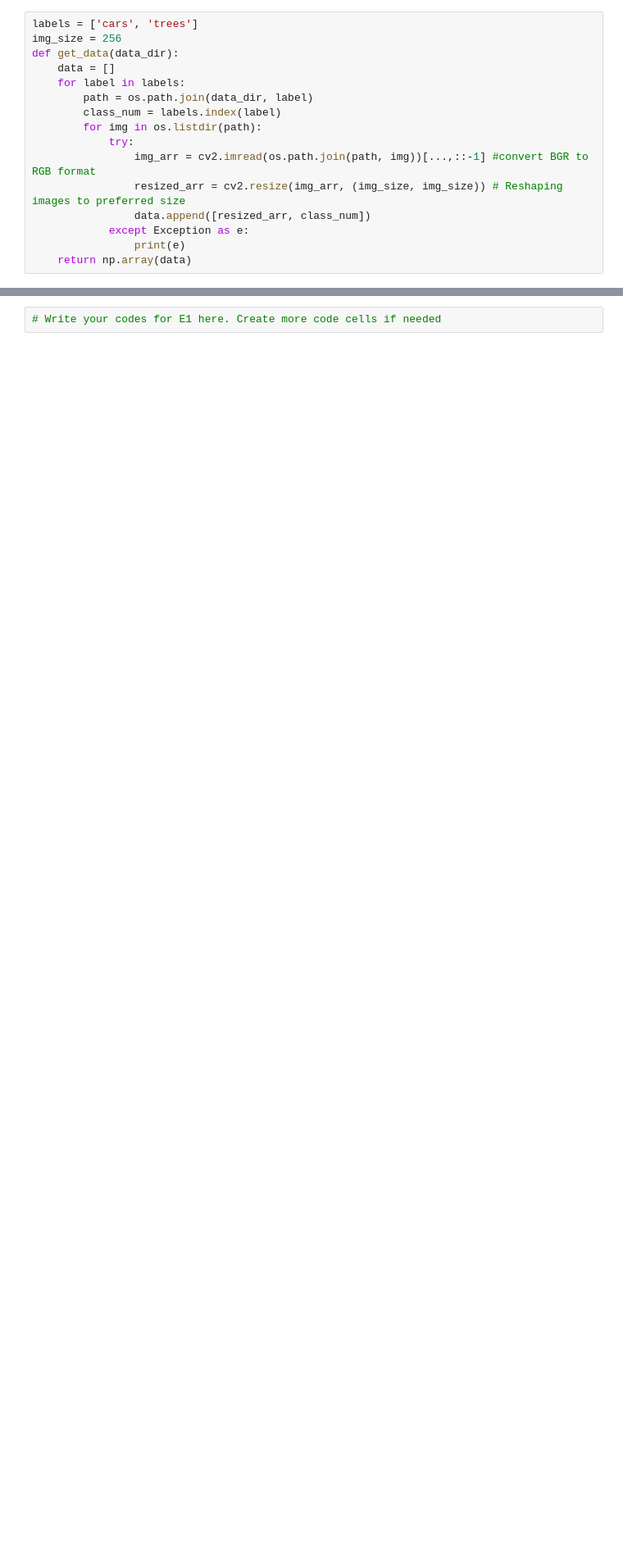
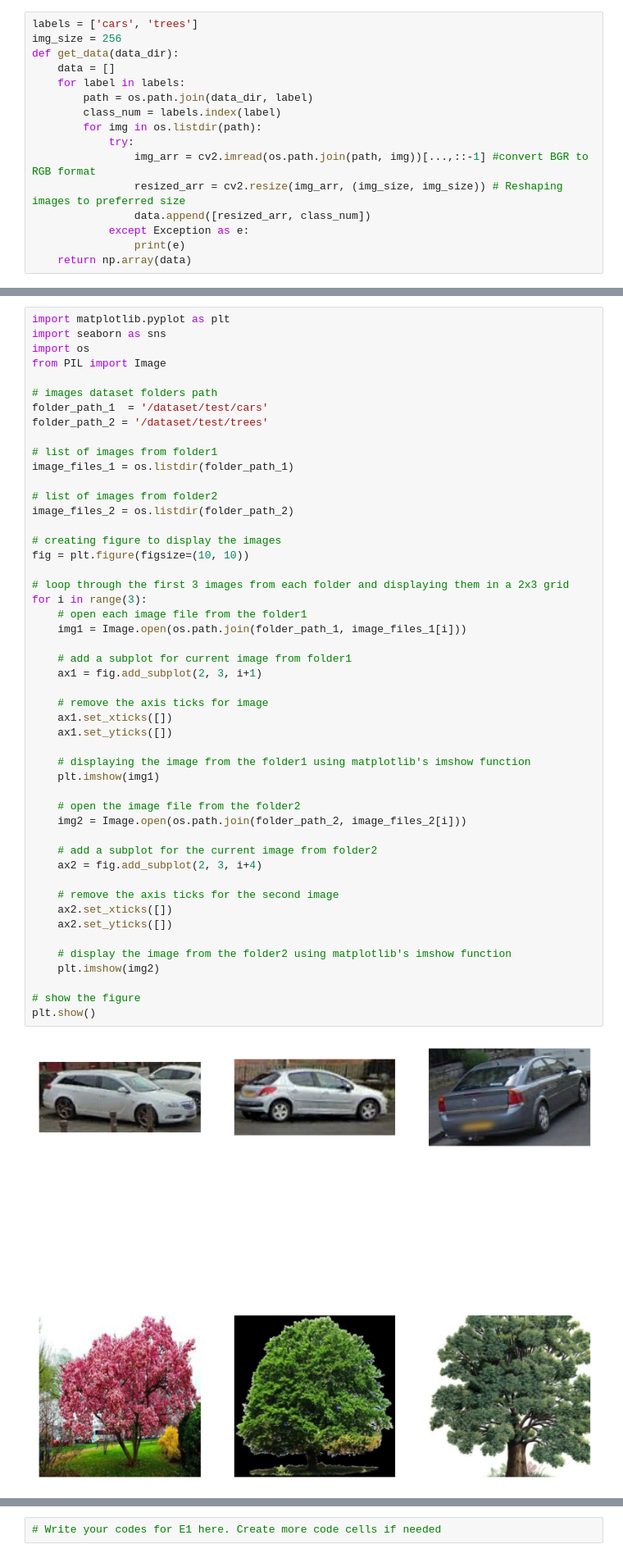
Before and after one commit to moazsarwar908/ITNPAI1__Car_and_Tree_Classification, a Jupyter notebook: AssignmentFile( AI1_Spring_2023 ).ipynb, the cells around one changed output, grey strips where cells are left out. Shown at 82% size. Cells and saved outputs as stored; diff of their text form; blank space fills up the shorter version.

Commit message:
Ploting some images of both classes

```diff
--- a/AssignmentFile( AI1_Spring_2023 ).ipynb
+++ b/AssignmentFile( AI1_Spring_2023 ).ipynb
@@ -122,3 +124,54 @@ Images converted to array
+# %%
+import matplotlib.pyplot as plt
+import seaborn as sns
+import os
+from PIL import Image
+
+# images dataset folders path
+folder_path_1  = '/dataset/test/cars'
+folder_path_2 = '/dataset/test/trees'
+
+# list of images from folder1
+image_files_1 = os.listdir(folder_path_1)
+
+# list of images from folder2
+image_files_2 = os.listdir(folder_path_2)
+
+# creating figure to display the images
+fig = plt.figure(figsize=(10, 10))
+
+# loop through the first 3 images from each folder and displaying them in a 2x3 grid
+for i in range(3):
+    # open each image file from the folder1
+    img1 = Image.open(os.path.join(folder_path_1, image_files_1[i]))
+
+    # add a subplot for current image from folder1
+    ax1 = fig.add_subplot(2, 3, i+1)
+
+    # remove the axis ticks for image
+    ax1.set_xticks([])
+    ax1.set_yticks([])
+
+    # displaying the image from the folder1 using matplotlib's imshow function
+    plt.imshow(img1)
+
+    # open the image file from the folder2
+    img2 = Image.open(os.path.join(folder_path_2, image_files_2[i]))
+
+    # add a subplot for the current image from folder2
+    ax2 = fig.add_subplot(2, 3, i+4)
+
+    # remove the axis ticks for the second image
+    ax2.set_xticks([])
+    ax2.set_yticks([])
+
+    # display the image from the folder2 using matplotlib's imshow function
+    plt.imshow(img2)
+
+# show the figure
+plt.show()
+# %% [output]
+[figure, added]
 # %%
 # Car array
 print('******** Car array with class ********')
```
Also changed, not shown: parts of 4 cells of this notebook.
